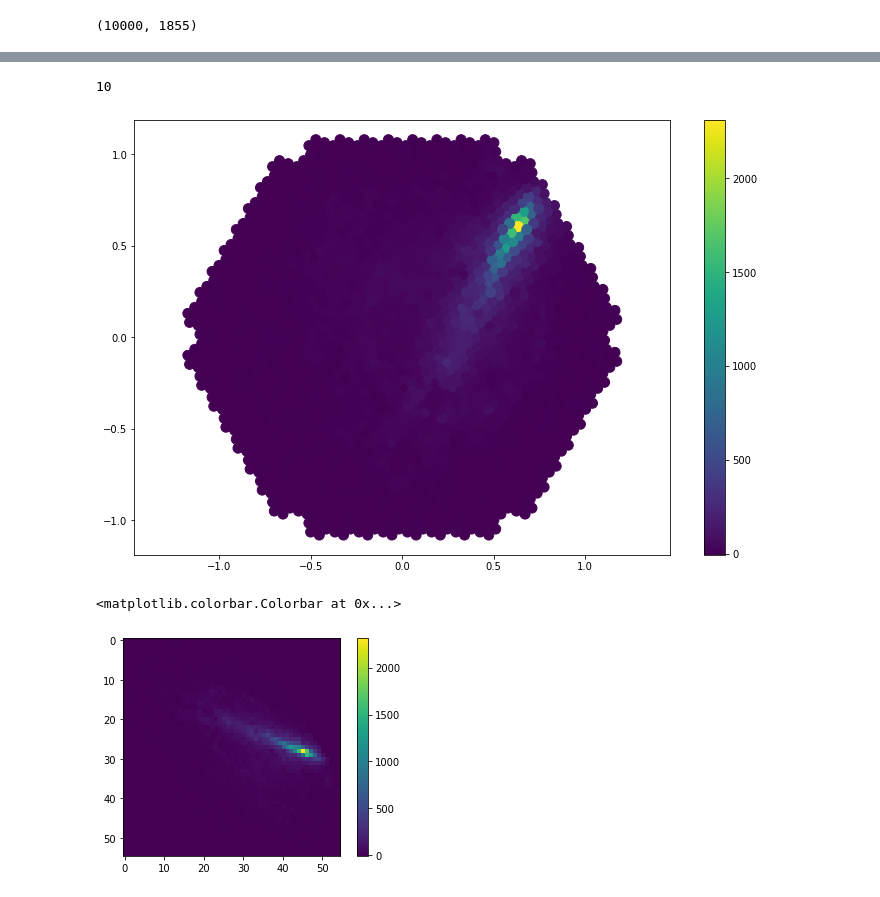
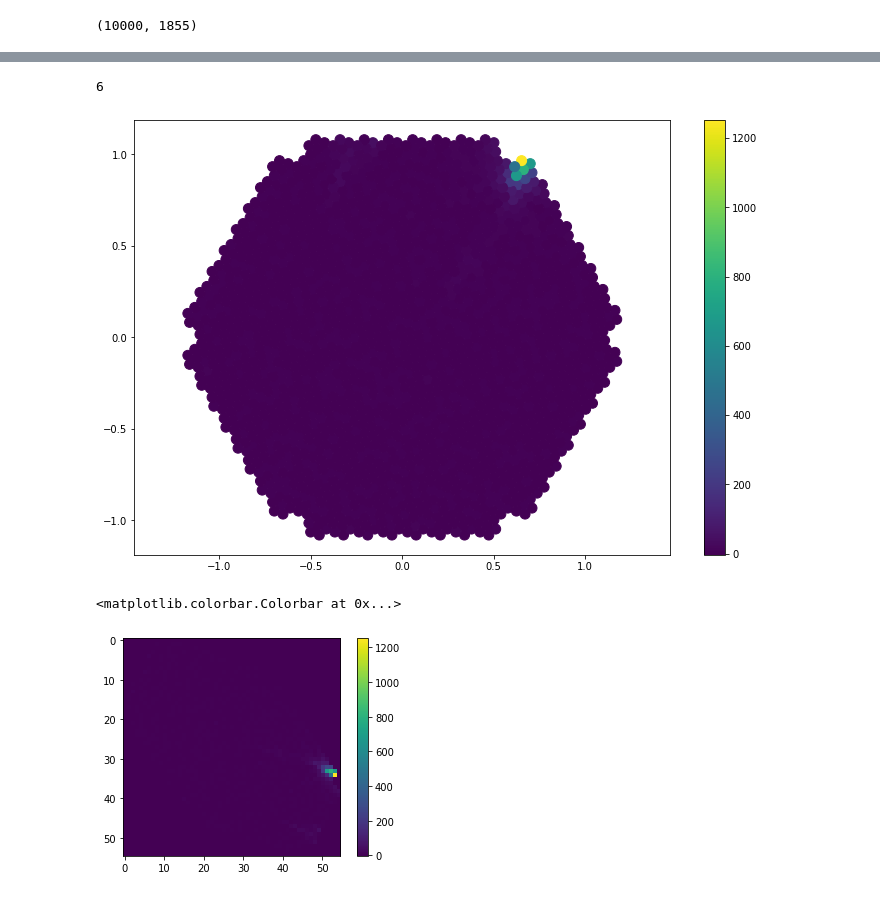
Before and after one commit to Khadimou/cta, a Jupyter notebook: base_test.ipynb, the cells around one changed output, grey strips where cells are left out. Cells and saved outputs as stored; diff of their text form; code cells hidden in the pictures.

```diff
--- a/base_test.ipynb
+++ b/base_test.ipynb
@@ -3,7 +3,7 @@ import tables
 import matplotlib.pyplot as plt
 import numpy as np
 # %%
-hfile = tables.open_file("Data/dl1_5205_10.h5","r")
+hfile = tables.open_file("Data/dl1_5205_1.h5","r")
 # %%
 hfile
 # %% [output]
@@ -47,7 +47,7 @@ plt.show()
 tab_good_event = [event for event in image if event.std()>30]
 print(len(tab_good_event))
 # %% [output]
-10
+6
 # %%
 plt.figure(figsize=(12,8))
 plt.scatter(tabx,taby,c=tab_good_event[0],s=100)
@@ -55,7 +55,7 @@ plt.colorbar()
 plt.axis("equal")
 plt.show()
 # %% [output]
-[figure, old version]
+[figure, new version]
 # %%
 matrix = np.zeros(55*55)
 # %%
@@ -63,10 +63,11 @@ matrix[htable] = tab_good_event[0]
 # %%
 res = matrix.reshape(55,55)
 plt.imshow(res)
+plt.imsave('original.png', res)
 plt.colorbar()
 # %% [output]
 <matplotlib.colorbar.Colorbar at 0x...>
-[figure, old version]
+[figure, new version]
 # %%
 # Applying SVD
 U, S, VT = np.linalg.svd(res,full_matrices=False,# It's not necessary to compute the full matrix of U or V
```
Also changed, not shown: parts of 6 cells of this notebook, 9 other files.
